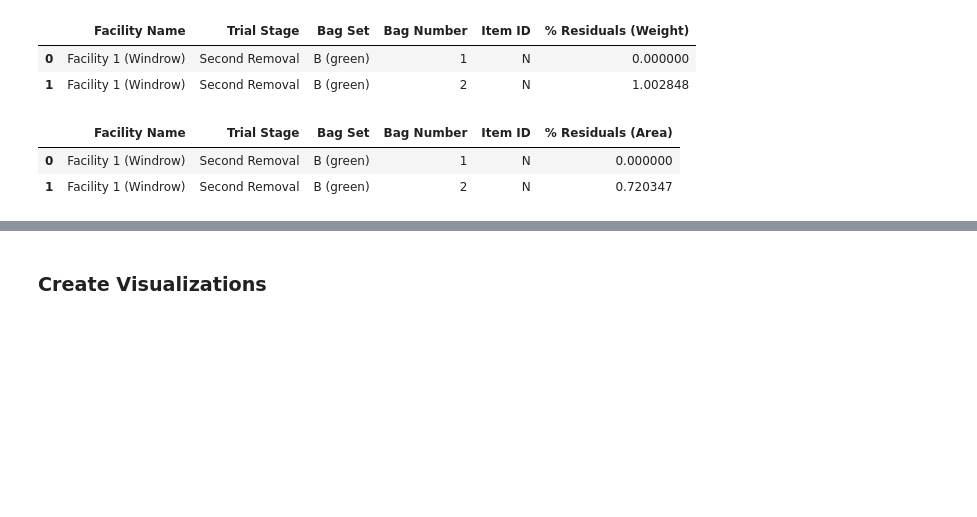
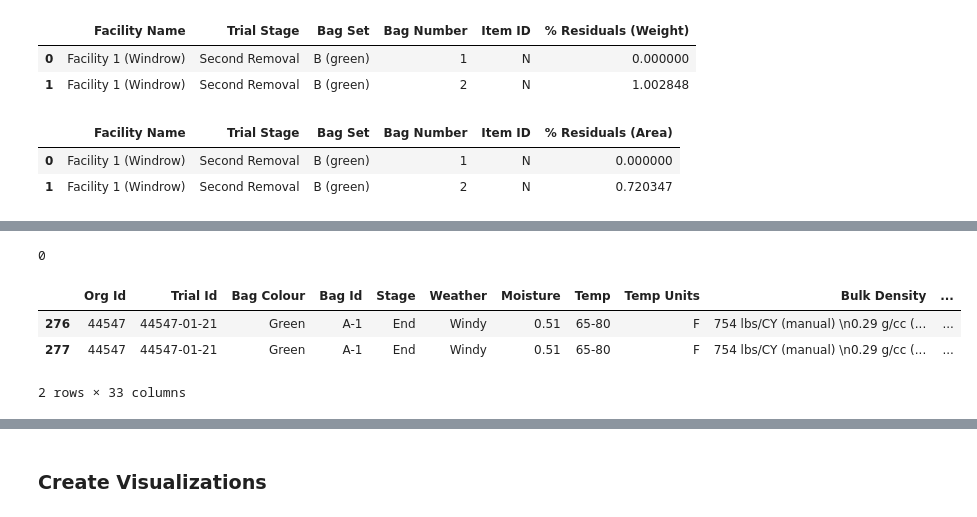
Before and after one commit to uchicago-dsi/compostable-disintegration-analysis, a Jupyter notebook: notebooks/february-visualizations.ipynb, the cells around one changed output, grey strips where cells are left out. Cells and saved outputs as stored; diff of their text form; code cells hidden in the pictures; blank space fills up the shorter version.

```diff
--- a/notebooks/february-visualizations.ipynb
+++ b/notebooks/february-visualizations.ipynb
@@ -165,0 +517,5 @@ joined.head(2)
+# %%
+observations_casp004['End Weight'] = observations_casp004[['Weight 1', 'Weight 2', 'Weight 3']].mean(axis=1)
+observations_casp004['End Weight'] = observations_casp004['End Weight'].fillna(0)
+# %%
+observations_casp004['Item ID'] = observations_casp004['Product Name'].map(item2id)
@@ -165,0 +540,3 @@ joined.head(2)
+# %%
+unmatched = observations_casp004[observations_casp004['Item ID'].isnull()]['Product Name'].str.strip().unique()
+unmatched
@@ -165,0 +552,18 @@ joined.head(2)
+# %%
+observations_casp004['Item ID'] = np.where(observations_casp004['Product Name'].str.strip().isin(unmatched),
+                         observations_casp004['Product Name'].str.strip().map(missing_items),
+                         observations_casp004['Item ID'])
+# %%
+observations_casp004['Item ID'].isnull().sum()
+# %% [output]
+0
+# %%
+observations_casp004['Trial'] = observations_casp004['Trial Id']
+observations_casp004['% Residuals (Area)'] = None
+observations_casp004['% Residuals (Weight)'] = observations_casp004['End Weight']/observations_casp004['Start Weight']
+observations_casp004.head(2)
+# %% [output]
+|  | Org Id | Trial Id | Bag Colour | Bag Id | Stage | Weather | Moisture | Temp | Temp Units | Bulk Density | ... |
+| 276 | 44547 | 44547-01-21 | Green | A-1 | End | Windy | 0.51 | 65-80 | F | 754 lbs/CY (manual) \n0.29 g/cc (... | ... |
+| 277 | 44547 | 44547-01-21 | Green | A-1 | End | Windy | 0.51 | 65-80 | F | 754 lbs/CY (manual) \n0.29 g/cc (... | ... |
+2 rows × 33 columns
```
Also changed, not shown: parts of 102 cells of this notebook.
